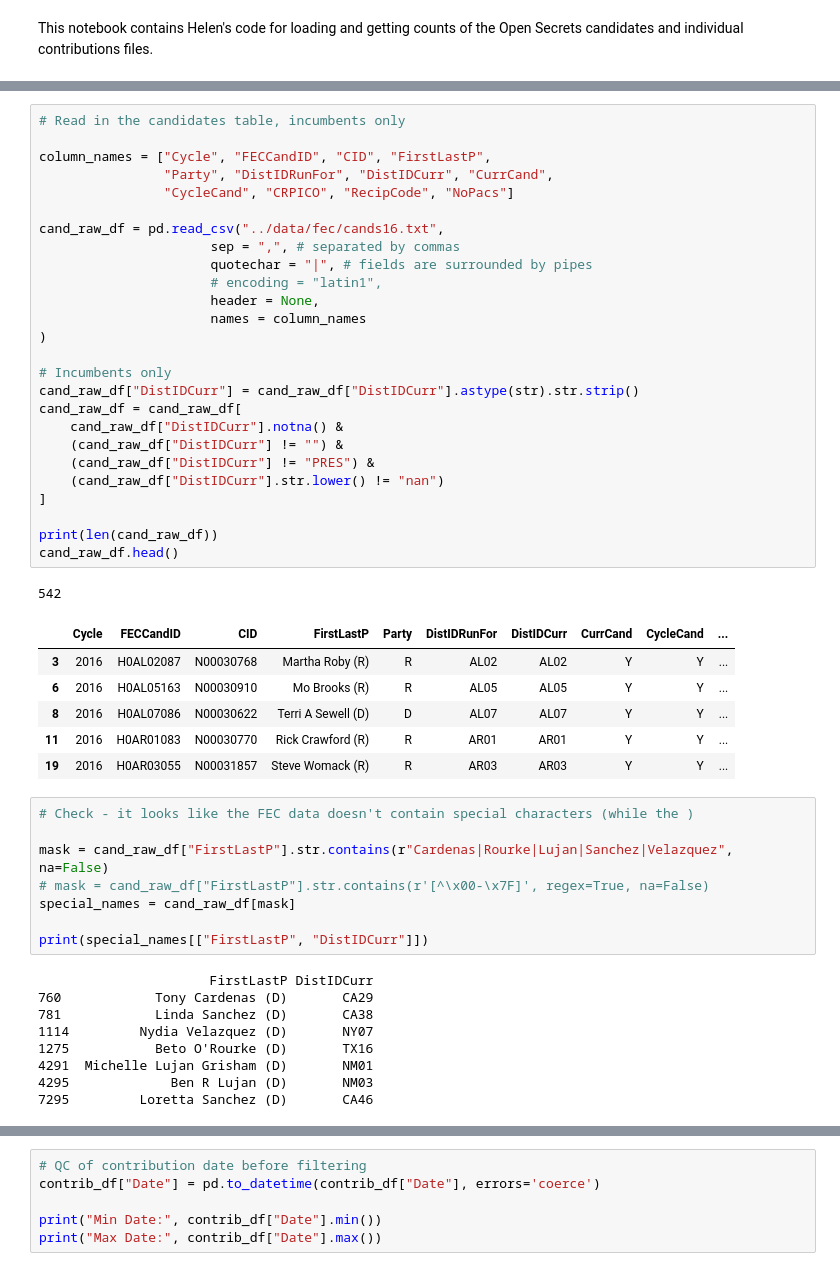
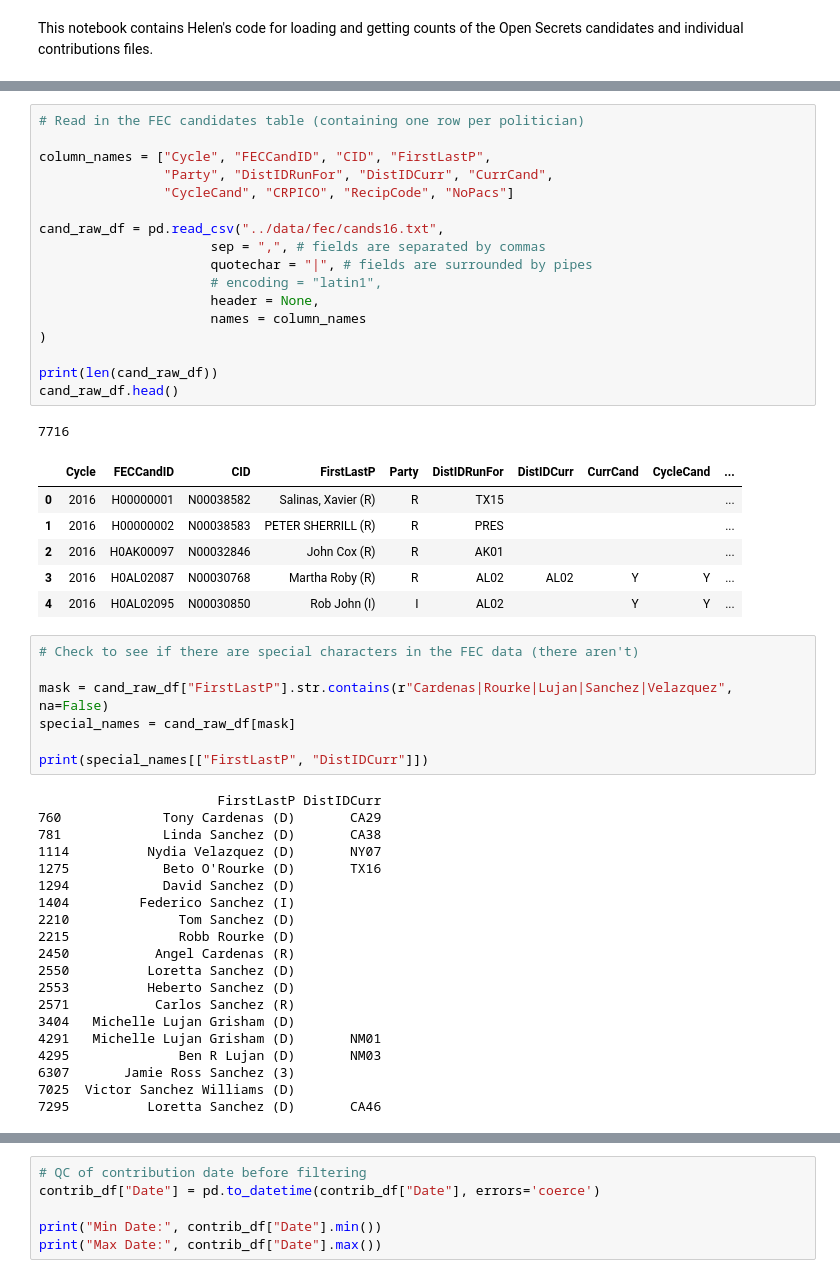
Before and after one commit to marobinette/cfd-project-ds1, a Jupyter notebook: notebooks/Open_Secrets_ETL.ipynb, the cells around one changed output, grey strips where cells are left out. Drawn from its saved outputs; the diff is of its cells as text.

```diff
--- a/notebooks/Open_Secrets_ETL.ipynb
+++ b/notebooks/Open_Secrets_ETL.ipynb
@@ -58,54 +59,55 @@ axis_labelsize = 9
 facet_titlesize = 9
 caption_size = 8
 # %%
-# Read in the candidates table, incumbents only
+# Read in the FEC candidates table (containing one row per politician)
 
 column_names = ["Cycle", "FECCandID", "CID", "FirstLastP",
                 "Party", "DistIDRunFor", "DistIDCurr", "CurrCand",
                 "CycleCand", "CRPICO", "RecipCode", "NoPacs"]
 
 cand_raw_df = pd.read_csv("../data/fec/cands16.txt",
-                      sep = ",", # separated by commas
+                      sep = ",", # fields are separated by commas
                       quotechar = "|", # fields are surrounded by pipes
                       # encoding = "latin1",
                       header = None,
                       names = column_names
 )
 
-# Incumbents only
-cand_raw_df["DistIDCurr"] = cand_raw_df["DistIDCurr"].astype(str).str.strip()
-cand_raw_df = cand_raw_df[
-    cand_raw_df["DistIDCurr"].notna() &
-    (cand_raw_df["DistIDCurr"] != "") &
-    (cand_raw_df["DistIDCurr"] != "PRES") &
-    (cand_raw_df["DistIDCurr"].str.lower() != "nan")
-]
-
 print(len(cand_raw_df))
 cand_raw_df.head()
 # %% [output]
-542
+7716
 |  | Cycle | FECCandID | CID | FirstLastP | Party | DistIDRunFor | DistIDCurr | CurrCand | CycleCand | ... |
+| 0 | 2016 | H00000001 | N00038582 | Salinas, Xavier (R) | R | TX15 |  |  |  | ... |
+| 1 | 2016 | H00000002 | N00038583 | PETER SHERRILL (R) | R | PRES |  |  |  | ... |
+| 2 | 2016 | H0AK00097 | N00032846 | John Cox (R) | R | AK01 |  |  |  | ... |
 | 3 | 2016 | H0AL02087 | N00030768 | Martha Roby (R) | R | AL02 | AL02 | Y | Y | ... |
-| 6 | 2016 | H0AL05163 | N00030910 | Mo Brooks (R) | R | AL05 | AL05 | Y | Y | ... |
-| 8 | 2016 | H0AL07086 | N00030622 | Terri A Sewell (D) | D | AL07 | AL07 | Y | Y | ... |
-| 11 | 2016 | H0AR01083 | N00030770 | Rick Crawford (R) | R | AR01 | AR01 | Y | Y | ... |
-| 19 | 2016 | H0AR03055 | N00031857 | Steve Womack (R) | R | AR03 | AR03 | Y | Y | ... |
+| 4 | 2016 | H0AL02095 | N00030850 | Rob John (I) | I | AL02 |  | Y | Y | ... |
 # %%
-# Check - it looks like the FEC data doesn't contain special characters (while the )
+# Check to see if there are special characters in the FEC data (there aren't)
 
 mask = cand_raw_df["FirstLastP"].str.contains(r"Cardenas|Rourke|Lujan|Sanchez|Velazquez", na=False)
-# mask = cand_raw_df["FirstLastP"].str.contains(r'[^\x00-\x7F]', regex=True, na=False)
 special_names = cand_raw_df[mask]
 
 print(special_names[["FirstLastP", "DistIDCurr"]])
 # %% [output]
-                      FirstLastP DistIDCurr
-760            Tony Cardenas (D)       CA29
-781            Linda Sanchez (D)       CA38
-1114         Nydia Velazquez (D)       NY07
-1275           Beto O'Rourke (D)       TX16
-4291  Michelle Lujan Grisham (D)       NM01
-4295             Ben R Lujan (D)       NM03
-7295         Loretta Sanchez (D)       CA46
+                       FirstLastP DistIDCurr
+760             Tony Cardenas (D)       CA29
+781             Linda Sanchez (D)       CA38
+1114          Nydia Velazquez (D)       NY07
+1275            Beto O'Rourke (D)       TX16
+1294            David Sanchez (D)
+1404         Federico Sanchez (I)
+2210              Tom Sanchez (D)
+2215              Robb Rourke (D)
+2450           Angel Cardenas (R)
+2550          Loretta Sanchez (D)
+2553          Heberto Sanchez (D)
+2571           Carlos Sanchez (R)
+3404   Michelle Lujan Grisham (D)
+4291   Michelle Lujan Grisham (D)       NM01
+4295              Ben R Lujan (D)       NM03
+6307       Jamie Ross Sanchez (3)
+7025  Victor Sanchez Williams (D)
+7295          Loretta Sanchez (D)       CA46
 # %%
```
Also changed, not shown: parts of 14 cells of this notebook, 4 other files.
